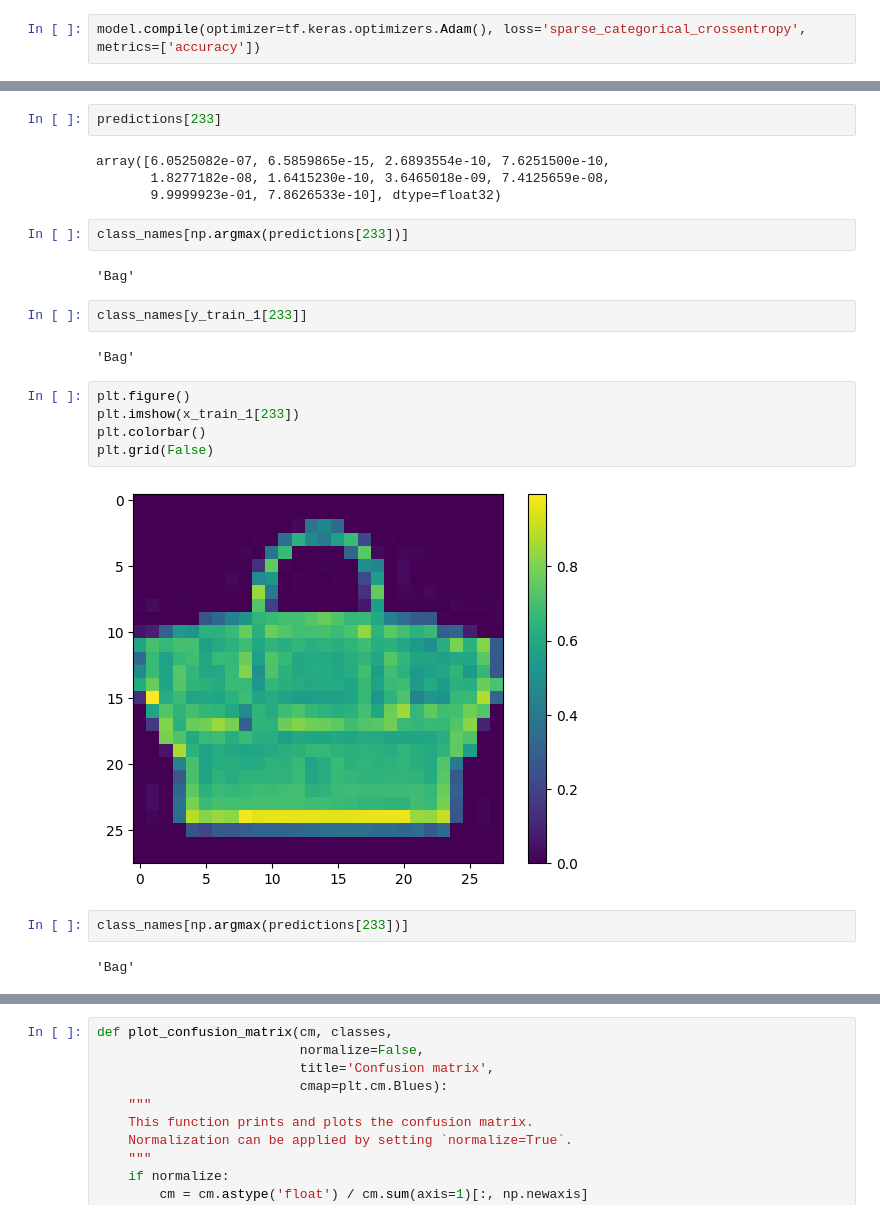
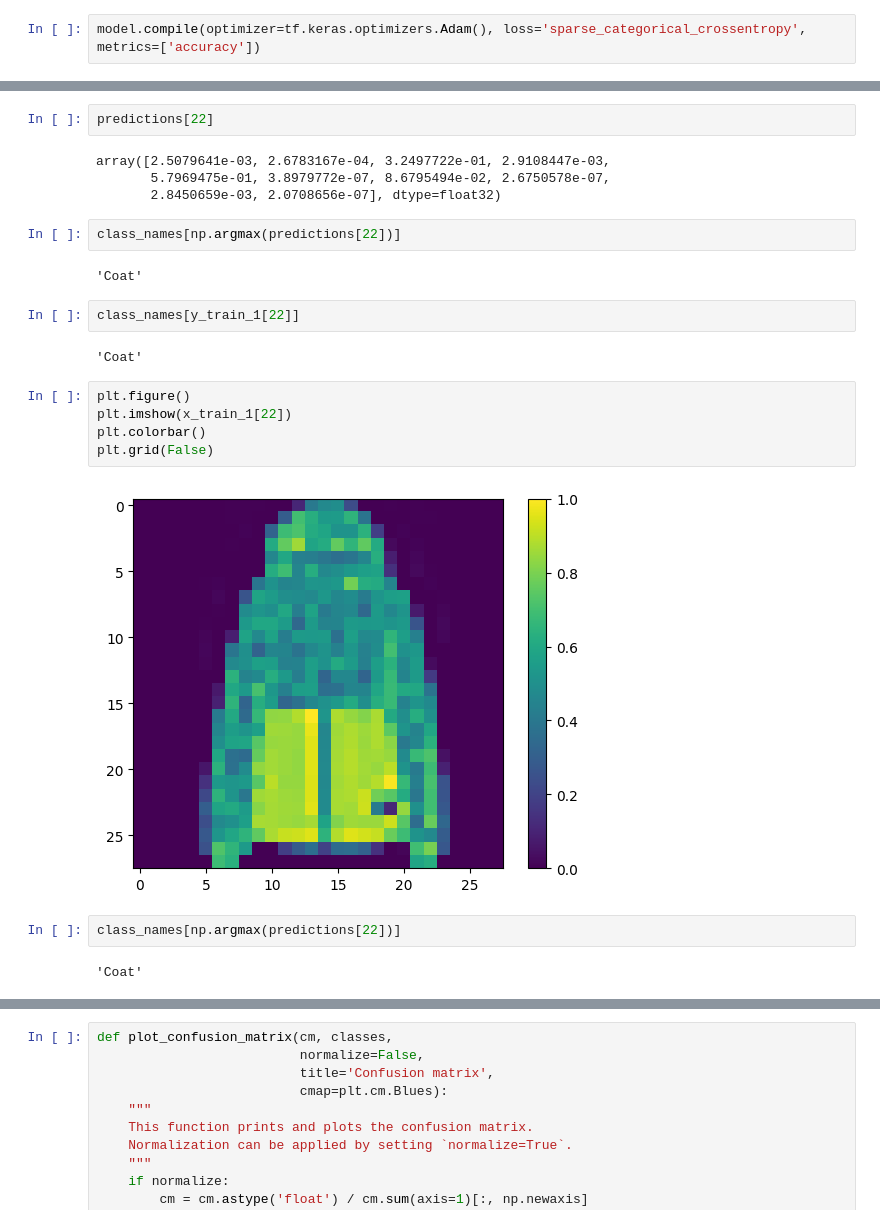
Before and after one commit to RostislavB74/NN_HW9, a Jupyter notebook: GoIT_HW_9.ipynb, the cells around one changed output, grey strips where cells are left out. Saved outputs shown, nothing was run; the diff lists cells and outputs as text.

```diff
--- a/GoIT_HW_9.ipynb
+++ b/GoIT_HW_9.ipynb
@@ -475,28 +610,28 @@ predictions = model.predict(x_train_1)
 # %%
-predictions[233]
+predictions[22]
 # %% [output]
-array([6.0525082e-07, 6.5859865e-15, 2.6893554e-10, 7.6251500e-10,
-       1.8277182e-08, 1.6415230e-10, 3.6465018e-09, 7.4125659e-08,
-       9.9999923e-01, 7.8626533e-10], dtype=float32)
+array([2.5079641e-03, 2.6783167e-04, 3.2497722e-01, 2.9108447e-03,
+       5.7969475e-01, 3.8979772e-07, 8.6795494e-02, 2.6750578e-07,
+       2.8450659e-03, 2.0708656e-07], dtype=float32)
 # %%
-class_names[np.argmax(predictions[233])]
+class_names[np.argmax(predictions[22])]
 # %% [output]
-'Bag'
+'Coat'
 # %%
-class_names[y_train_1[233]]
+class_names[y_train_1[22]]
 # %% [output]
-'Bag'
+'Coat'
 # %%
 plt.figure()
-plt.imshow(x_train_1[233])
+plt.imshow(x_train_1[22])
 plt.colorbar()
 plt.grid(False)
 # %% [output]
-[figure, old version]
+[figure, new version]
 # %%
-class_names[np.argmax(predictions[233])]
+class_names[np.argmax(predictions[22])]
 # %% [output]
-'Bag'
+'Coat'
 # %%
 predictions_all = model.predict(x_test_1)
 predictions_all = np.argmax(predictions_all, axis=1)
```
Also changed, not shown: parts of 27 cells of this notebook.
